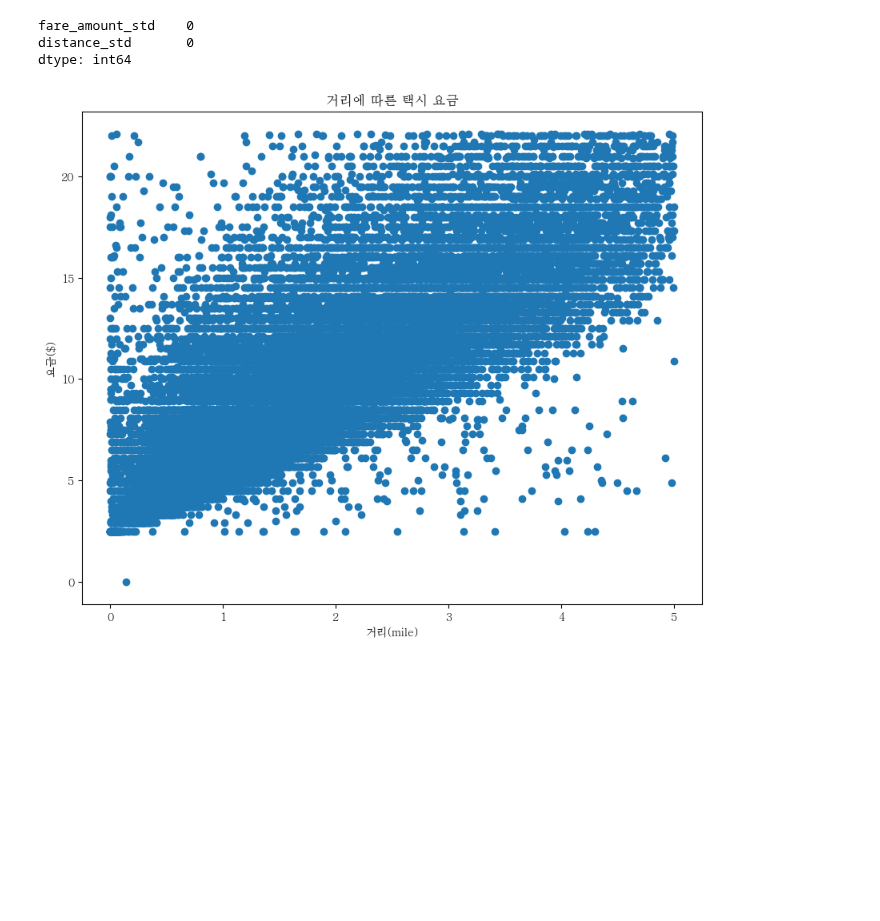
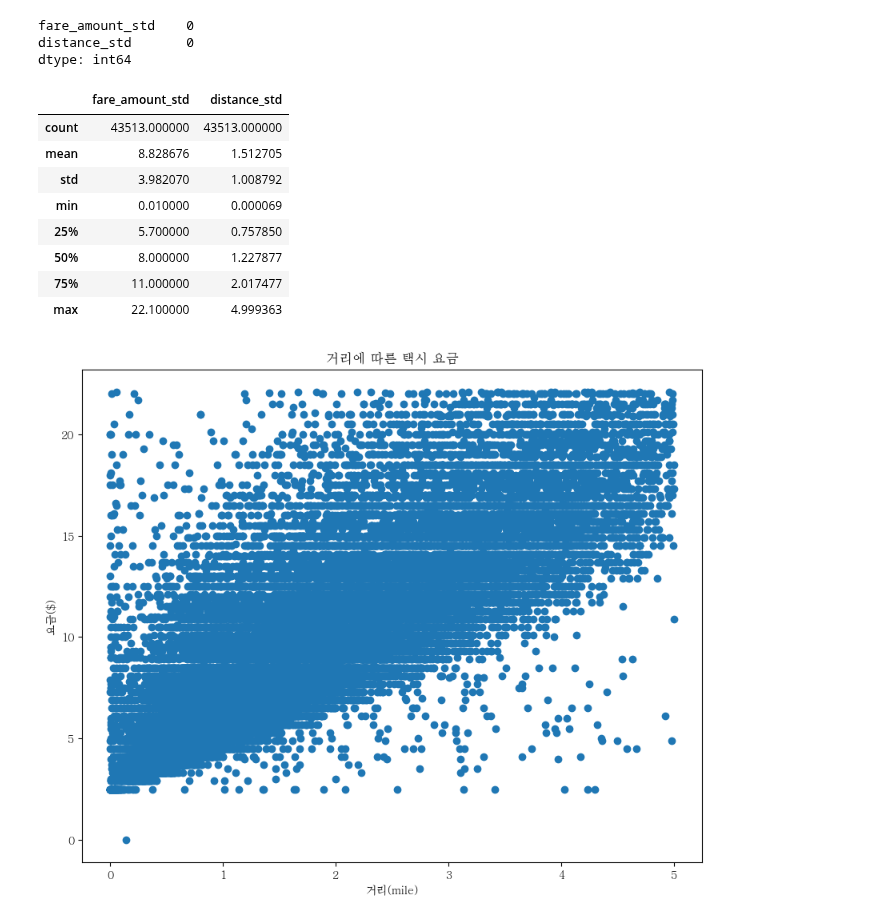
Before and after one commit to gongwon65/day1, a Jupyter notebook: 택시요금예측/main.ipynb, the cells around one changed output. Drawn from its saved outputs; the diff is of its cells as text; code cells hidden in the pictures; blank space fills up the shorter version.

```diff
--- a/택시요금예측/main.ipynb
+++ b/택시요금예측/main.ipynb
@@ -193,6 +193,18 @@ df_out.isnull().sum()
 fare_amount_std    0
 distance_std       0
 dtype: int64
+# %%
+df_out.describe()
+# %% [output]
+|  | fare_amount_std | distance_std |
+| count | 43513.000000 | 43513.000000 |
+| mean | 8.828676 | 1.512705 |
+| std | 3.982070 | 1.008792 |
+| min | 0.010000 | 0.000069 |
+| 25% | 5.700000 | 0.757850 |
+| 50% | 8.000000 | 1.227877 |
+| 75% | 11.000000 | 2.017477 |
+| max | 22.100000 | 4.999363 |
 # %%
 plt.rc('font', family='batang')
 
```
Also changed, not shown: parts of 1 cell of this notebook, 1 other file.
